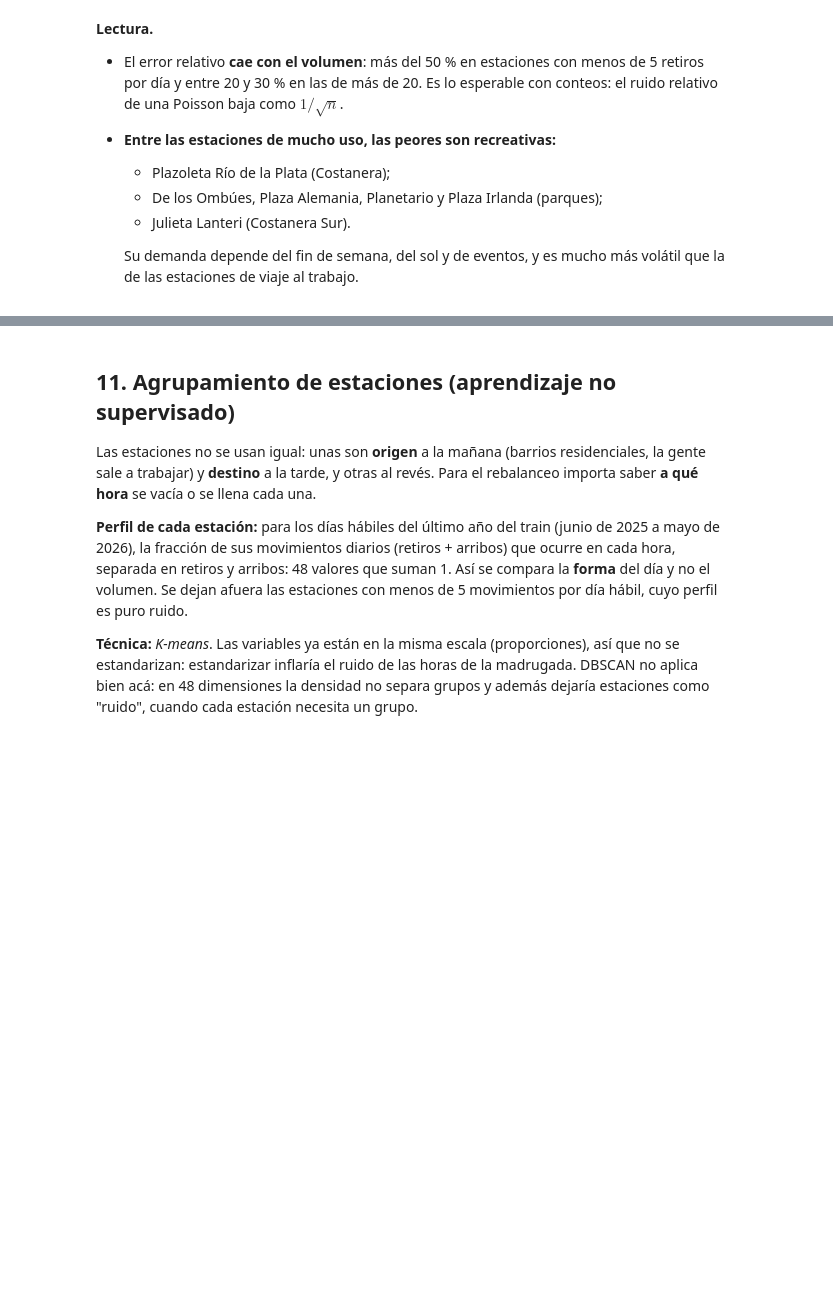
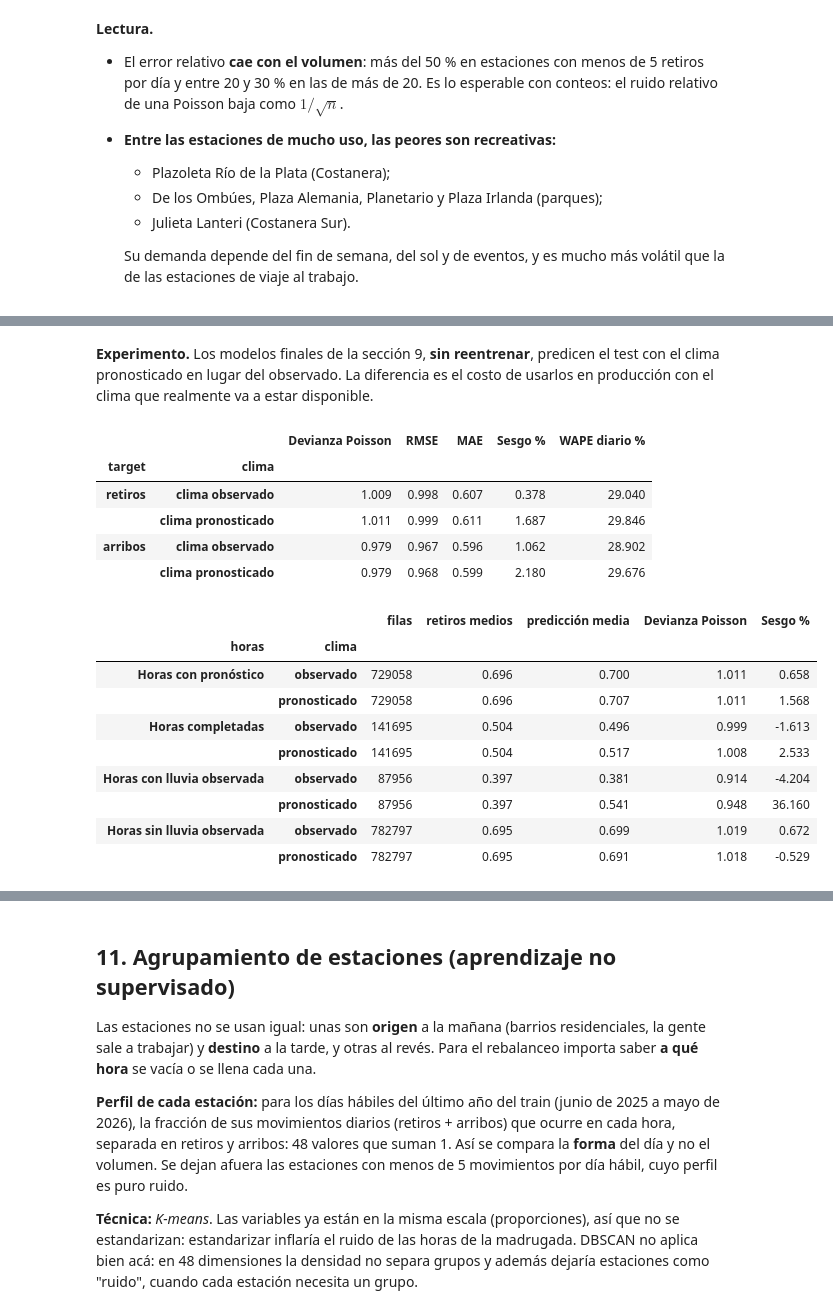
Before and after one commit to SantiNG101/ecobici-demand-predictor, a Jupyter notebook: notebooks/04_modelado.ipynb, the cells around one changed output, grey strips where cells are left out. Drawn from its saved outputs; the diff is of its cells as text; code cells hidden in the pictures; blank space fills up the shorter version.

```diff
--- a/notebooks/04_modelado.ipynb
+++ b/notebooks/04_modelado.ipynb
@@ -900,0 +1221,46 @@ Estaciones con más de 20 retiros por día, peor error relativo:
+# %% [markdown]
+**Experimento.** Los modelos finales de la sección 9, **sin reentrenar**, predicen el test con el clima pronosticado en lugar del observado. La diferencia es el costo de usarlos en producción con el clima que realmente va a estar disponible.
+# %%
+X_pronostico = test[VARIABLES].copy()
+X_pronostico[CLIMA] = pronostico[CLIMA].reindex(test.ts).to_numpy()
+test["pred_retiros_pronostico"] = modelo_retiros.predict(X_pronostico)
+pred_arribos_pronostico = modelo_arribos.predict(X_pronostico)
+del X_pronostico
+
+display(pd.concat({
+    "retiros": evaluar(test, test.retiros, {"clima observado": test.pred_retiros,
+                                            "clima pronosticado": test.pred_retiros_pronostico}),
+    "arribos": evaluar(test, test.arribos, {"clima observado": test.pred_arribos,
+                                            "clima pronosticado": pred_arribos_pronostico}),
+}, names=["target", "clima"])[["Devianza Poisson", "RMSE", "MAE", "Sesgo %", "WAPE diario %"]].round(3))
+
+pronosticada = pronostico.pronosticada.reindex(test.ts).to_numpy()
+llovio = (test.precipitacion_mm > 0).to_numpy()
+grupos_clima = {"Horas con pronóstico": pronosticada, "Horas completadas": ~pronosticada,
+                "Horas con lluvia observada": llovio, "Horas sin lluvia observada": ~llovio}
+filas = []
+for horas, mascara in grupos_clima.items():
+    for clima, columna in [("observado", "pred_retiros"), ("pronosticado", "pred_retiros_pronostico")]:
+        m = metricas(test.retiros[mascara], test[columna][mascara])
+        filas.append({"horas": horas, "clima": clima, "filas": mascara.sum(), "retiros medios": test.retiros[mascara].mean(),
+                      "predicción media": test[columna][mascara].mean(), "Devianza Poisson": m["Devianza Poisson"],
+                      "Sesgo %": m["Sesgo %"]})
+costo_pronostico = pd.DataFrame(filas).set_index(["horas", "clima"])
+costo_pronostico.round(3)
+# %% [output]
+|  |  | Devianza Poisson | RMSE | MAE | Sesgo % | WAPE diario % |
+| target | clima |  |  |  |  |  |
+| retiros | clima observado | 1.009 | 0.998 | 0.607 | 0.378 | 29.040 |
+|  | clima pronosticado | 1.011 | 0.999 | 0.611 | 1.687 | 29.846 |
+| arribos | clima observado | 0.979 | 0.967 | 0.596 | 1.062 | 28.902 |
+|  | clima pronosticado | 0.979 | 0.968 | 0.599 | 2.180 | 29.676 |
+|  |  | filas | retiros medios | predicción media | Devianza Poisson | Sesgo % |
+| horas | clima |  |  |  |  |  |
+| Horas con pronóstico | observado | 729058 | 0.696 | 0.700 | 1.011 | 0.658 |
+|  | pronosticado | 729058 | 0.696 | 0.707 | 1.011 | 1.568 |
+| Horas completadas | observado | 141695 | 0.504 | 0.496 | 0.999 | -1.613 |
+|  | pronosticado | 141695 | 0.504 | 0.517 | 1.008 | 2.533 |
+| Horas con lluvia observada | observado | 87956 | 0.397 | 0.381 | 0.914 | -4.204 |
+|  | pronosticado | 87956 | 0.397 | 0.541 | 0.948 | 36.160 |
+| Horas sin lluvia observada | observado | 782797 | 0.695 | 0.699 | 1.019 | 0.672 |
+|  | pronosticado | 782797 | 0.695 | 0.691 | 1.018 | -0.529 |
```
Also changed, not shown: parts of 41 cells of this notebook, 7 other files.
